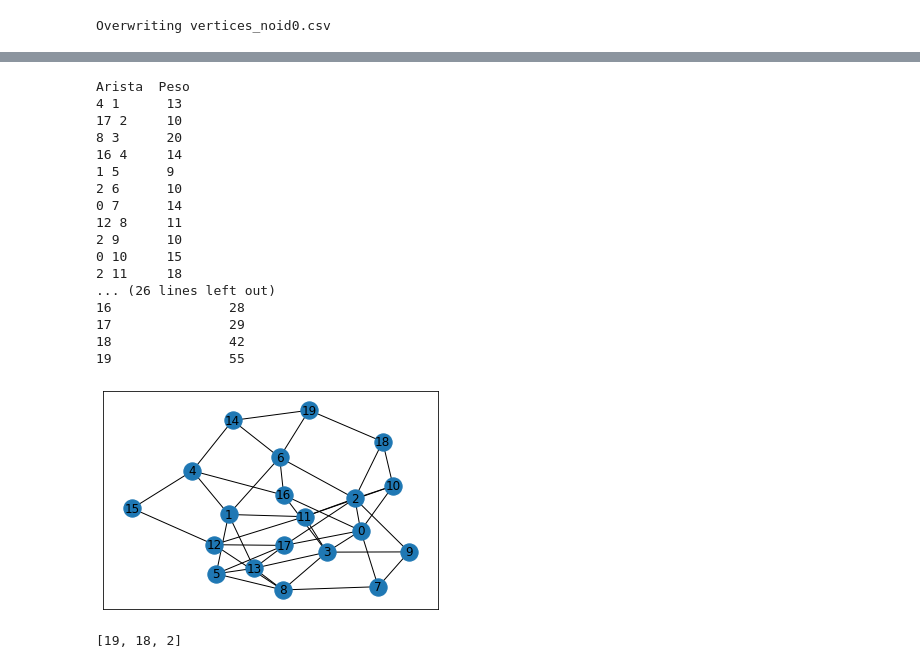
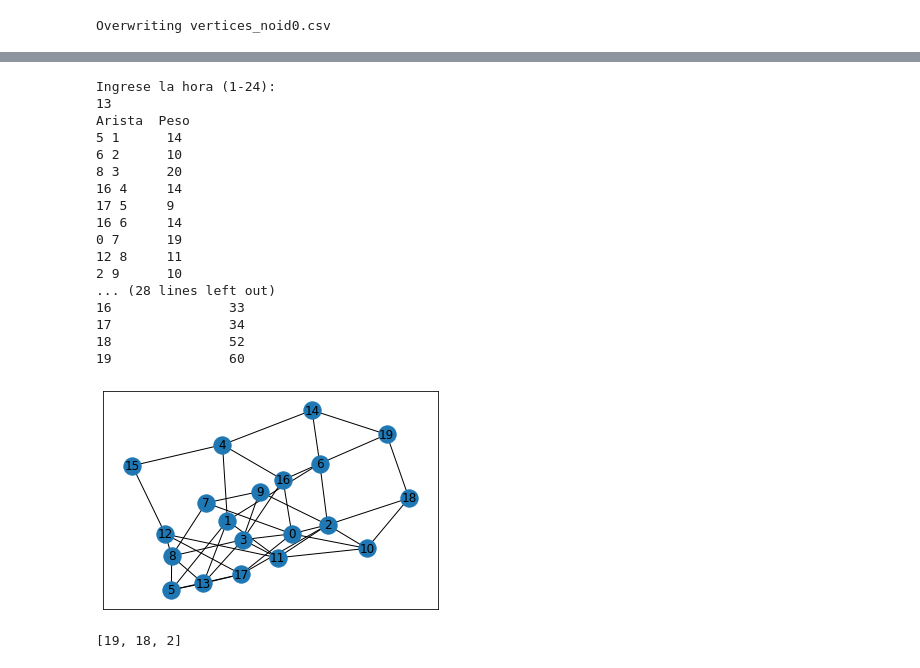
Before and after one commit to leocesias/tf-202010773-20201b333-201710310, a Jupyter notebook: Final.ipynb, the cells around one changed output, grey strips where cells are left out. Drawn from its saved outputs; the diff is of its cells as text; code cells hidden in the pictures.

```diff
--- a/Final.ipynb
+++ b/Final.ipynb
@@ -222,63 +222,69 @@ class Graph():
         self.printSolution(dist)
     #Fin Dijkstra
 
-    #Inicio <algoritmo>
-
-    #Fin <algoritmo>
 
 def leer_csv():
-    datos=pd.read_csv('vertices_noid0.csv',header=0)
+    datos=pd.read_csv('vertices_noid01.csv',header=0)
     idcalle=datos['inicio']
     idorigeninterseccion=datos['final']
     costo=datos['costo']
+    hora=datos['horario']
     matriz=[]
     for r in range(20):
         fila=[]
         for c in range(20):
             fila.append(0)
         matriz.append(fila)
+    print("Ingrese la hora (1-24):")
+    a=input()
+    horario=int(a)
 
     for i in range(0,45):
-         matriz[idcalle[i]][idorigeninterseccion[i]]=costo[i]
-    for i in range(0,45):
-         matriz[idorigeninterseccion[i]][idcalle[i]]=costo[i]
-
+        aux=0
+        if(hora[i]==1 and horario>=1 and horario<=9):
+            aux=5
+        if(hora[i]==2 and horario>=10 and horario<=16):
+            aux=5
+        if(hora[i]==3 and horario>=17 and horario<=24):
+            aux=5
+        matriz[idcalle[i]][idorigeninterseccion[i]]=aux+costo[i]
+        matriz[idorigeninterseccion[i]][idcalle[i]]=aux+costo[i]
     return matriz
 
 def graficar(test2):
     pos=nx.spring_layout(test2)
     nx.draw_networkx(test2,pos)
     labels = nx.get_edge_attributes(test2,'weight')
     nx.draw_networkx_edge_labels(test2,pos,edge_labels=labels)
 
 if __name__=="__main__":
     k = pd.read_csv('vertices_noid0.csv',header=0)
     test2=nx.from_pandas_edgelist(k,source='inicio',target='final',edge_attr='costo')
     matrix=leer_csv()
     graficar(test2)
     aux = Graph(20)
     aux.graph = matrix
     aux.primMST();
-    aux.dijkstra(7)
+    aux.dijkstra(7);
 # %% [output]
+Ingrese la hora (1-24):
+13
 Arista  Peso
-4 1      13
-17 2     10
+5 1      14
+6 2      10
 8 3      20
 16 4     14
-1 5      9
-2 6      10
-0 7      14
+17 5     9
+16 6     14
+0 7      19
 12 8     11
 2 9      10
-0 10     15
-2 11     18
-... (26 lines left out)
-16               28
-17               29
-18               42
-19               55
+... (28 lines left out)
+16               33
+17               34
+18               52
+19               60
-[figure, old version]
+[figure, new version]
 # %%
 def dijkstra(inicio,final):
     djk_path=nx.dijkstra_path(test2,inicio,final,weight=True)
```
Also changed, not shown: parts of 2 cells of this notebook.
